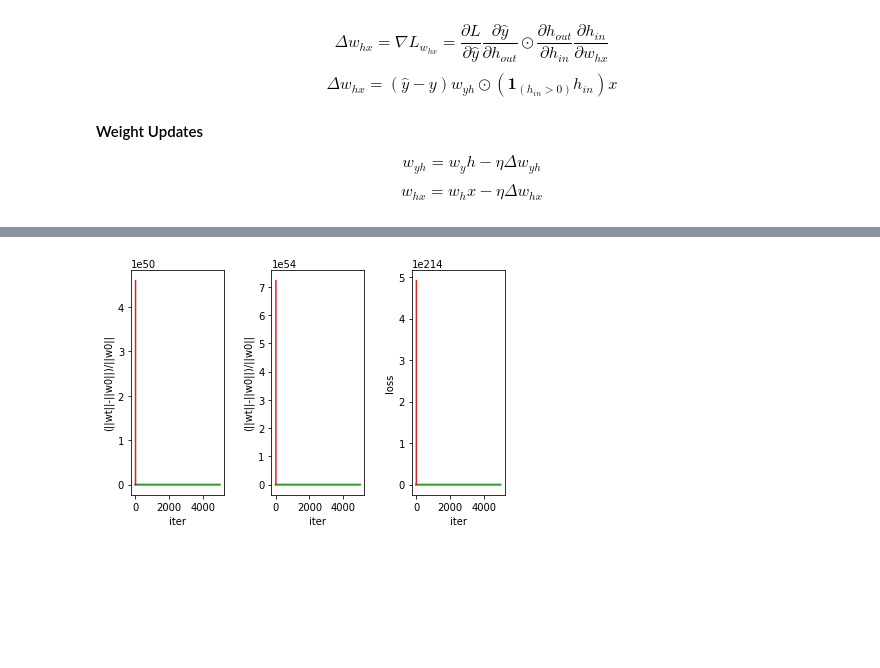
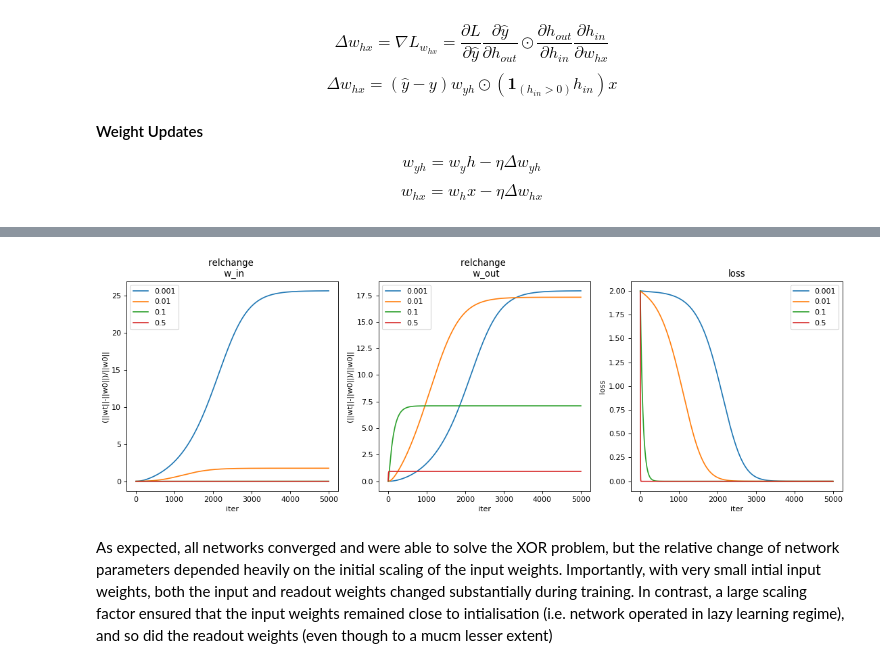
Before and after one commit to TimoFlesch/NeuralTangentKernel, a Jupyter notebook: notes.ipynb, the cells around one changed output, grey strips where cells are left out. Saved outputs shown, nothing was run; the diff lists cells and outputs as text; code cells hidden in the pictures; blank space fills up the shorter version.

```diff
--- a/notes.ipynb
+++ b/notes.ipynb
@@ -310,6 +303,6 @@ lrate = 1e-3
 # %%
 # network trainer
-def run_simulation(x,y,n_hidden=500,scale_w1=1/np.sqrt(2),scale_w2=1/n_hidden):
+def run_simulation(x,y,n_hidden=500,scale_w1=1/np.sqrt(2),scale_w2=1/500):
     #randomly initialise weights
     w_hx = scale_w1*np.random.randn(n_hidden,n_in)
     w_yh = scale_w2*np.random.randn(n_out,n_hidden)
@@ -365,22 +403,48 @@ network 4 /4
 # %%
-# plt.subplots(1,2)
-for ii in range(0,4):
+# define network parameters
+n_in = 2
+n_out = 1
+n_hidden = 500
+w1_init = [0.001,0.01,0.1,0.5]
+w2_init = np.repeat(1/n_hidden,len(w1_init))
+n_runs = 20
+n_iter = 5000
+lrate = 1e-3
+
+# train network with sgd
+all_losses = np.empty((len(w1_init),n_runs,n_iter))
+w_relchange1 = np.empty((len(w1_init),n_runs,n_iter))
+w_relchange2 = np.empty((len(w1_init),n_runs,n_iter))
+for ii, initval in enumerate(w1_init):
+    print(datetime.now().strftime("%d/%m/%Y %H:%M:%S") + ' - network ' + str(ii+1) + '/' + str(len(w1_init)))
+    for jj in range(n_runs):
+        all_losses[ii,jj,:],w_relchange1[ii,jj,:],w_relchange2[ii,jj,:] = run_simulation(x,y,n_hidden=n,scale_w1=initval,scale_w2=1/n_hidden)
+print("done")
+
+
+fig=plt.figure(figsize=(14, 5), dpi= 80, facecolor='w', edgecolor='k')
+lines = []
+for ii in range(len(w1_init)):
     plt.subplot(1,3,1)
     plt.plot(np.mean(w_relchange1[ii,:,:],0))
-    #plt.title('relchange w_in')
+    plt.title('relchange \n w_in')
     plt.xlabel('iter')
     plt.ylabel('(||wt||-||w0||)/||w0||')
 
     plt.subplot(1,3,2)
     plt.plot(np.mean(w_relchange2[ii,:,:],0))
-    #plt.title('relchange w_out')
+    plt.title('relchange \n w_out')
     plt.xlabel('iter')
     plt.ylabel('(||wt||-||w0||)/||w0||')
 
     plt.subplot(1,3,3)
-    plt.plot(np.mean(all_losses[ii,:,:],0))
-    #plt.title('training loss')
+    line, = plt.plot(np.mean(all_losses[ii,:,:],0))
+    lines.append(line)
+    plt.title('loss')
     plt.xlabel('iter')
     plt.ylabel('loss')
     plt.tight_layout()
+for ii in range(1,4):
+    plt.subplot(1,3,ii)
+    plt.legend(lines,w1_init)
 # %% [output]
@@ -387 +456,3 @@ for ii in range(0,4):
-[figure, old version]
+[figure, new version]
+# %% [markdown]
+As expected, all networks converged and were able to solve the XOR problem, but the relative change of network parameters depended heavily on the initial scaling of the input weights. Importantly, with very small intial input weights, both the input and readout weights changed substantially during training. In contrast, a large scaling factor ensured that the input weights remained close to intialisation (i.e. network operated in lazy learning regime), and so did the readout weights (even though to a mucm lesser extent)
```
Also changed, not shown: parts of 10 cells of this notebook, 3 other files.
